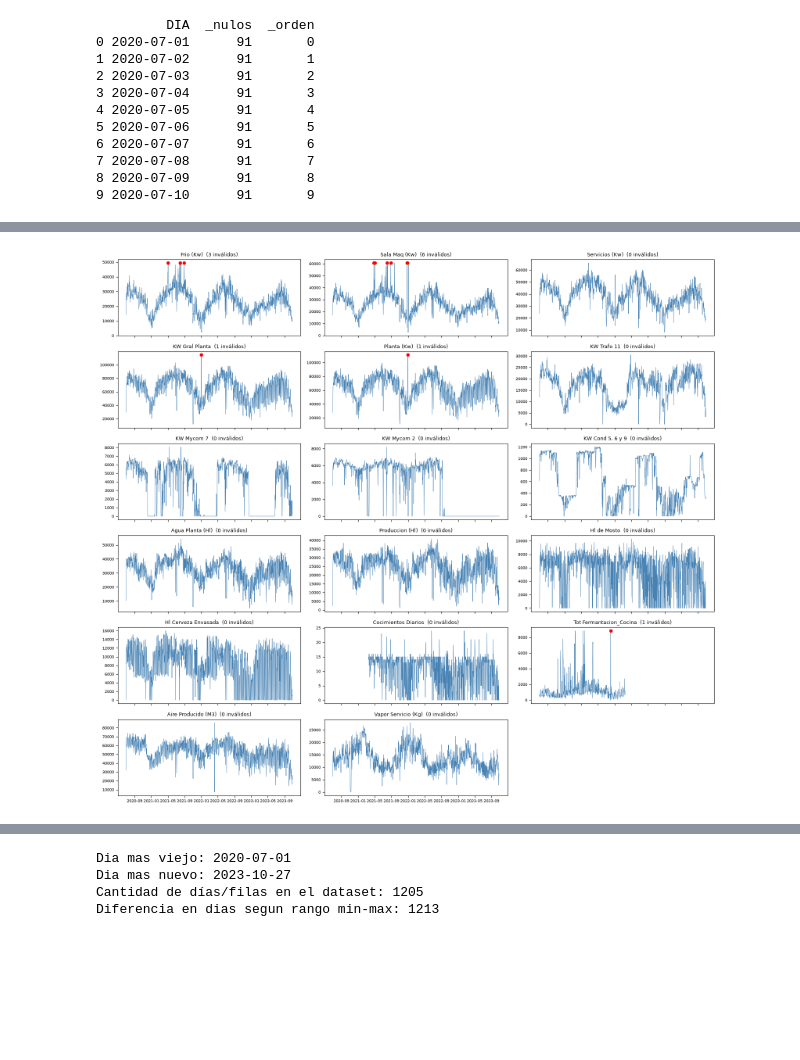
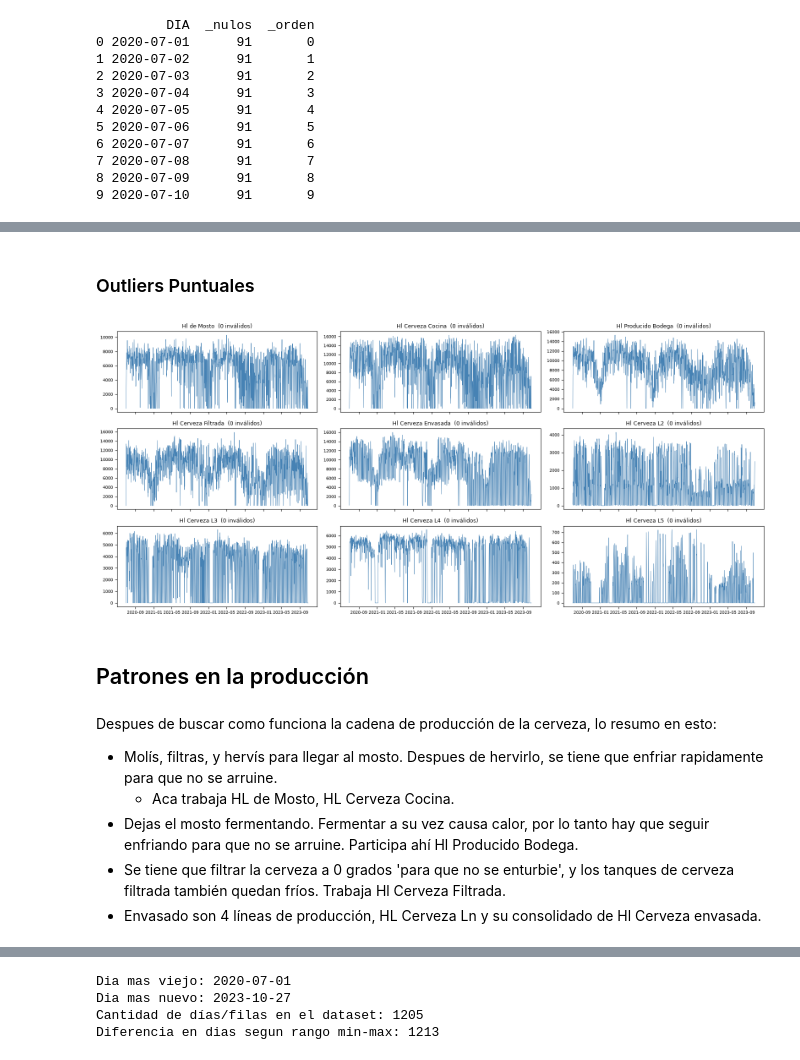
Before and after one commit to Marcjun/Cerveceria-LabDatosII, a Jupyter notebook: notebooks/eda.ipynb, the cells around one changed output, grey strips where cells are left out. Drawn from its saved outputs; the diff is of its cells as text; code cells hidden in the pictures; blank space fills up the shorter version.

```diff
--- a/notebooks/eda.ipynb
+++ b/notebooks/eda.ipynb
@@ -487,0 +1076,26 @@ assert len(df_unido) == df_dup["DIA"].nunique()
+# %%
+def columnas_identicas(datos, excluir=("DIA",)):
+    """Agrupa las columnas que tienen exactamente los mismos valores en todas las filas.
+    Devuelve una lista de grupos (cada grupo, una lista de columnas en el orden del df)."""
+    x = datos.drop(columns=list(excluir))
+    firma = x.T.apply(tuple, axis=1)   # todos los valores de la columna, en orden
+    grupos = firma.groupby(firma, sort=False).groups
+    return [list(cols) for cols in grupos.values() if len(cols) > 1]
+
+# Las metas se excluyen: aunque haya metas con los mismos valores, cada una va con su propio KPI
+metas_ident = [c for c in df_sin_cero.columns if c.split(" | ", 1)[-1].strip().lower().startswith("meta")]
+grupos_ident = columnas_identicas(df_sin_cero, excluir=("DIA", *metas_ident))
+# %%
+# En cada grupo se queda una sola columna: Frio o target si están, si no la de Consolidado, si no la primera
+def elegir(grupo):
+    for col in grupo:
+        if col in ("target", "Consolidado EE | Frio (Kw)"):
+            return col
+    return next((c for c in grupo if c.startswith("Consolidado")), grupo[0])
+
+ident_borrar = [c for g in grupos_ident for c in g if c != elegir(g)]
+df_sin_ident = df_sin_cero.drop(columns=ident_borrar)
+
+print(f"Columnas: {df_sin_cero.shape[1]} -> {df_sin_ident.shape[1]}")
+print(f"Quedan grupos idénticos: {len(columnas_identicas(df_sin_ident, excluir=('DIA', *metas_ident)))}")
+registrar_borradas("columnas_identicas", ident_borrar)
@@ -487,0 +1108,3 @@ assert len(df_unido) == df_dup["DIA"].nunique()
+# %%
+df_limpio = df_sin_ident.copy()
+print(f"df_unido {df_unido.shape} -> df_limpio {df_limpio.shape} | nulos: {df_limpio.isna().sum().sum()}")
@@ -765,22 +1151,42 @@ Produccion (Hl)          25613.0   1045.0    40803.0      0          0        0
+# %% [markdown]
+### Outliers Puntuales
 # %%
-n = len(IMPORTANTES)
+# Columnas de la hoja Consolidado Produccion
+cols_hoja_prod = [c for c in df_limpio.columns if c.startswith("Consolidado Produccion | ")]
+X = df_limpio[cols_hoja_prod].astype(float)
+
+# Inválido: negativo, o más de 10 veces el p99 de su columna
+p99 = X.quantile(0.99)
+invalido = (X < 0) | (X.gt(p99 * 10, axis=1) & (p99 > 0))
+
+n = len(cols_hoja_prod)
 filas = (n + 2) // 3
 fig, axes = plt.subplots(filas, 3, figsize=(16, 2.4 * filas), sharex=True)
 axes = axes.ravel()
 
-for ax, c in zip(axes, IMPORTANTES):
+for ax, c in zip(axes, cols_hoja_prod):
     s = X[c]
     tope = p99[c] * 1.2
     y = s.clip(upper=tope, lower=-0.1 * tope)
-    ax.plot(df_unido["DIA"], y, lw=0.6, color="steelblue")
+    ax.plot(df_limpio["DIA"], y, lw=0.6, color="steelblue")
     bad = invalido[c]
-    ax.scatter(df_unido.loc[bad, "DIA"], y[bad], color="red", s=28, zorder=3)
+    ax.scatter(df_limpio.loc[bad, "DIA"], y[bad], color="red", s=28, zorder=3)
     ax.set_title(f"{c.split(' | ', 1)[1]}  ({int(bad.sum())} inválidos)", fontsize=9)
     ax.tick_params(labelsize=7)
 
 for ax in axes[n:]:
     ax.axis("off")
 plt.tight_layout()
 plt.show()
 # %% [output]
-[figure, old version]
+[figure, new version]
+# %% [markdown]
+## Patrones en la producción
+# %% [markdown]
+Despues de buscar como funciona la cadena de producción de la cerveza, lo resumo en esto:
+
+- Molís, filtras, y hervís para llegar al mosto. Despues de hervirlo, se tiene que enfriar rapidamente para que no se arruine.
+    - Aca trabaja HL de Mosto, HL Cerveza Cocina.
+- Dejas el mosto fermentando. Fermentar a su vez causa calor, por lo tanto hay que seguir enfriando para que no se arruine. Participa ahí Hl Producido Bodega.
+- Se tiene que filtrar la cerveza a 0 grados 'para que no se enturbie', y los tanques de cerveza filtrada también quedan fríos. Trabaja Hl Cerveza Filtrada.
+- Envasado son 4 líneas de producción, HL Cerveza Ln y su consolidado de Hl Cerveza envasada.
```
Also changed, not shown: parts of 131 cells of this notebook, 3 other files.
